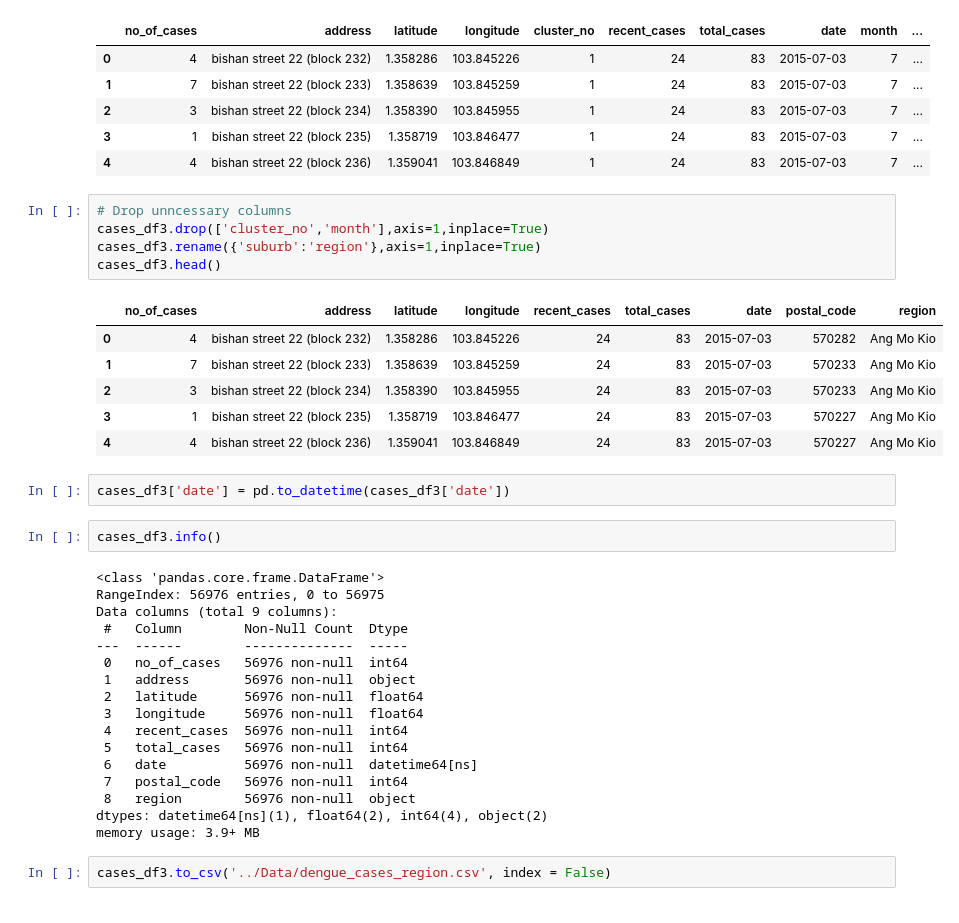
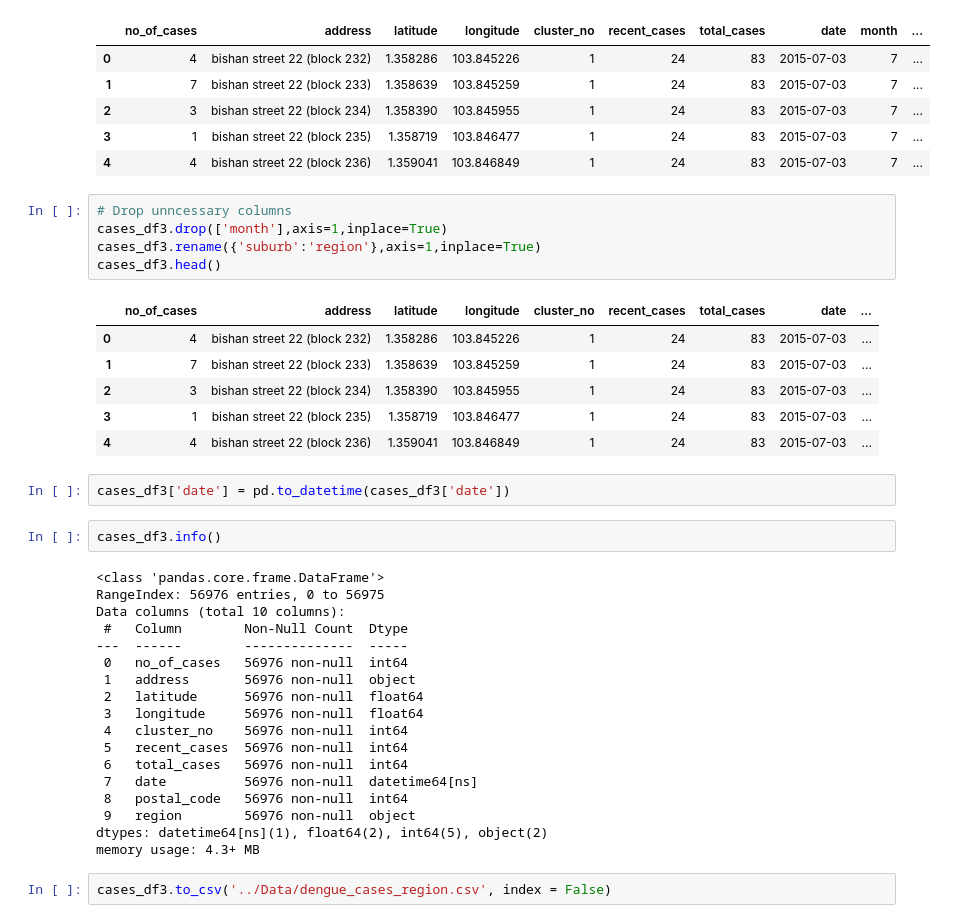
Before and after one commit to kyzeong/Singapore-Dengue-Case-Prediction, a Jupyter notebook: Code/dengue_cases_cleaning.ipynb, the cells around one changed output. Cells and saved outputs as stored; diff of their text form.

```diff
--- a/Code/dengue_cases_cleaning.ipynb
+++ b/Code/dengue_cases_cleaning.ipynb
@@ -305,16 +313,16 @@ cases_df3.head()
 | 4 | 4 | bishan street 22 (block 236) | 1.359041 | 103.846849 | 1 | 24 | 83 | 2015-07-03 | 7 | ... |
 # %%
 # Drop unncessary columns
-cases_df3.drop(['cluster_no','month'],axis=1,inplace=True)
+cases_df3.drop(['month'],axis=1,inplace=True)
 cases_df3.rename({'suburb':'region'},axis=1,inplace=True)
 cases_df3.head()
 # %% [output]
-|  | no_of_cases | address | latitude | longitude | recent_cases | total_cases | date | postal_code | region |
-| 0 | 4 | bishan street 22 (block 232) | 1.358286 | 103.845226 | 24 | 83 | 2015-07-03 | 570282 | Ang Mo Kio |
-| 1 | 7 | bishan street 22 (block 233) | 1.358639 | 103.845259 | 24 | 83 | 2015-07-03 | 570233 | Ang Mo Kio |
-| 2 | 3 | bishan street 22 (block 234) | 1.358390 | 103.845955 | 24 | 83 | 2015-07-03 | 570233 | Ang Mo Kio |
-| 3 | 1 | bishan street 22 (block 235) | 1.358719 | 103.846477 | 24 | 83 | 2015-07-03 | 570227 | Ang Mo Kio |
-| 4 | 4 | bishan street 22 (block 236) | 1.359041 | 103.846849 | 24 | 83 | 2015-07-03 | 570227 | Ang Mo Kio |
+|  | no_of_cases | address | latitude | longitude | cluster_no | recent_cases | total_cases | date | ... |
+| 0 | 4 | bishan street 22 (block 232) | 1.358286 | 103.845226 | 1 | 24 | 83 | 2015-07-03 | ... |
+| 1 | 7 | bishan street 22 (block 233) | 1.358639 | 103.845259 | 1 | 24 | 83 | 2015-07-03 | ... |
+| 2 | 3 | bishan street 22 (block 234) | 1.358390 | 103.845955 | 1 | 24 | 83 | 2015-07-03 | ... |
+| 3 | 1 | bishan street 22 (block 235) | 1.358719 | 103.846477 | 1 | 24 | 83 | 2015-07-03 | ... |
+| 4 | 4 | bishan street 22 (block 236) | 1.359041 | 103.846849 | 1 | 24 | 83 | 2015-07-03 | ... |
 # %%
 cases_df3['date'] = pd.to_datetime(cases_df3['date'])
 # %%
@@ -322,20 +330,21 @@ cases_df3.info()
 # %% [output]
 <class 'pandas.core.frame.DataFrame'>
 RangeIndex: 56976 entries, 0 to 56975
-Data columns (total 9 columns):
+Data columns (total 10 columns):
  #   Column        Non-Null Count  Dtype
 ---  ------        --------------  -----
  0   no_of_cases   56976 non-null  int64
  1   address       56976 non-null  object
  2   latitude      56976 non-null  float64
  3   longitude     56976 non-null  float64
- 4   recent_cases  56976 non-null  int64
- 5   total_cases   56976 non-null  int64
- 6   date          56976 non-null  datetime64[ns]
- 7   postal_code   56976 non-null  int64
- 8   region        56976 non-null  object
-dtypes: datetime64[ns](1), float64(2), int64(4), object(2)
-memory usage: 3.9+ MB
+ 4   cluster_no    56976 non-null  int64
+ 5   recent_cases  56976 non-null  int64
+ 6   total_cases   56976 non-null  int64
+ 7   date          56976 non-null  datetime64[ns]
+ 8   postal_code   56976 non-null  int64
+ 9   region        56976 non-null  object
+dtypes: datetime64[ns](1), float64(2), int64(5), object(2)
+memory usage: 4.3+ MB
 # %%
 cases_df3.to_csv('../Data/dengue_cases_region.csv', index = False)
 # %% [markdown]
```
Also changed, not shown: parts of 4 cells of this notebook, 3 other files.
